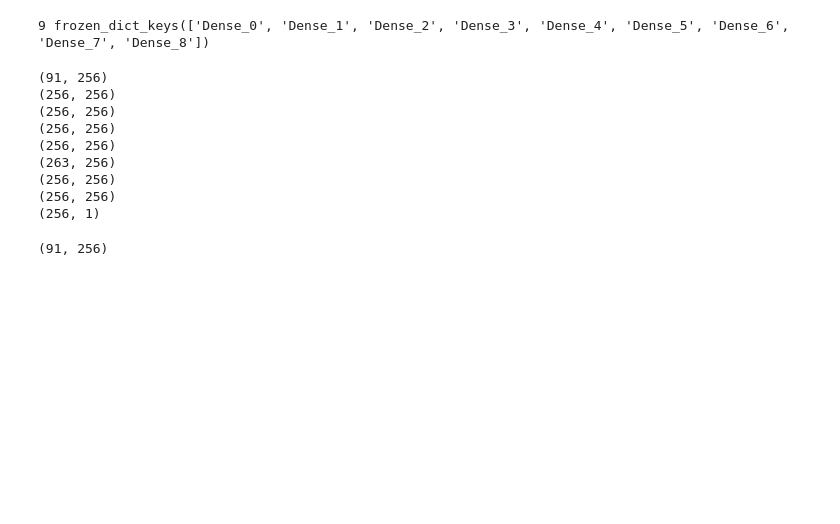
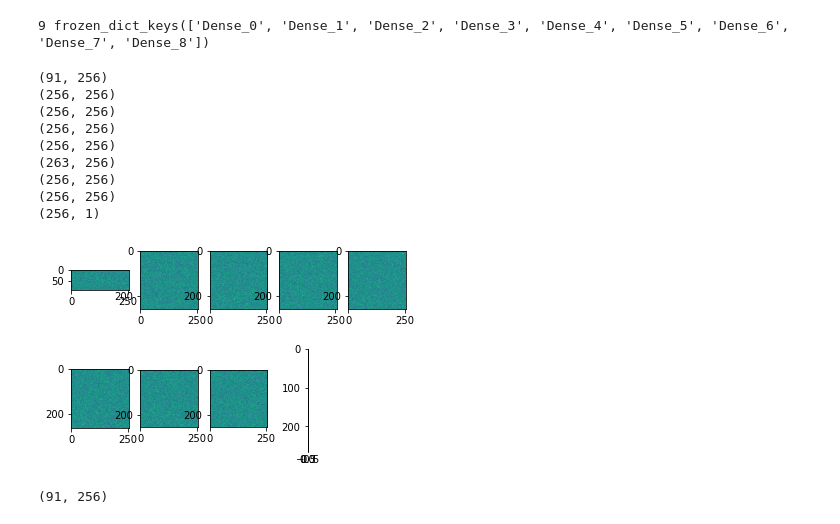
Before and after one commit to 1kaiser/Media-Segment-Depth-MLP, a Jupyter notebook: MLP_Image_training_Parallel.ipynb, the cells around one changed output. Drawn from its saved outputs; the diff is of its cells as text; code cells hidden in the pictures; blank space fills up the shorter version.

```diff
--- a/MLP_Image_training_Parallel.ipynb
+++ b/MLP_Image_training_Parallel.ipynb
@@ -759,17 +759,19 @@ for i in model.init(rng, jnp.ones((BATCH, H, W, Channels)))['params']:
 # %%
 import numpy as np
 import matplotlib.pyplot as plt
 
 rangex = len(model.init(rng, jnp.ones((BATCH, H, W, Channels)))['params'].keys())
 
-fig, axs = plt.subplots(3, 4)
-images = [np.array(model.init(rng, jnp.ones((BATCH, H, W, Channels)))['params'][str(i)]['kernel']) for i in range(rangex)]
+fig, axs = plt.subplots(2, int(rangex/2)+1)
+images = [np.array(model.init(rng, jnp.ones((BATCH, H, W, Channels)))['params'][str(i)]['kernel']) for i in model.init(rng, jnp.ones((BATCH, H, W, Channels)))['params']]
 for i, ax in enumerate(axs.flatten()):
     if i < len(images):
         ax.imshow(images[i])
     else:
         ax.remove()
 plt.show()
+# %% [output]
+[figure, added]
 # %%
 a[0].shape
 # %% [output]
```
